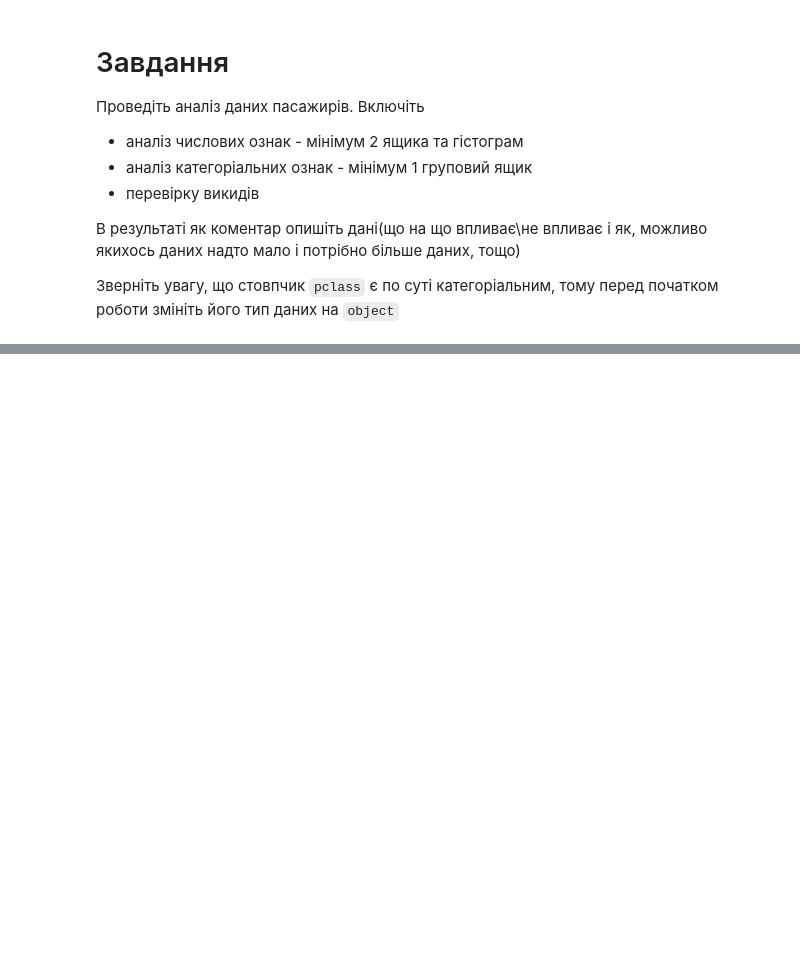
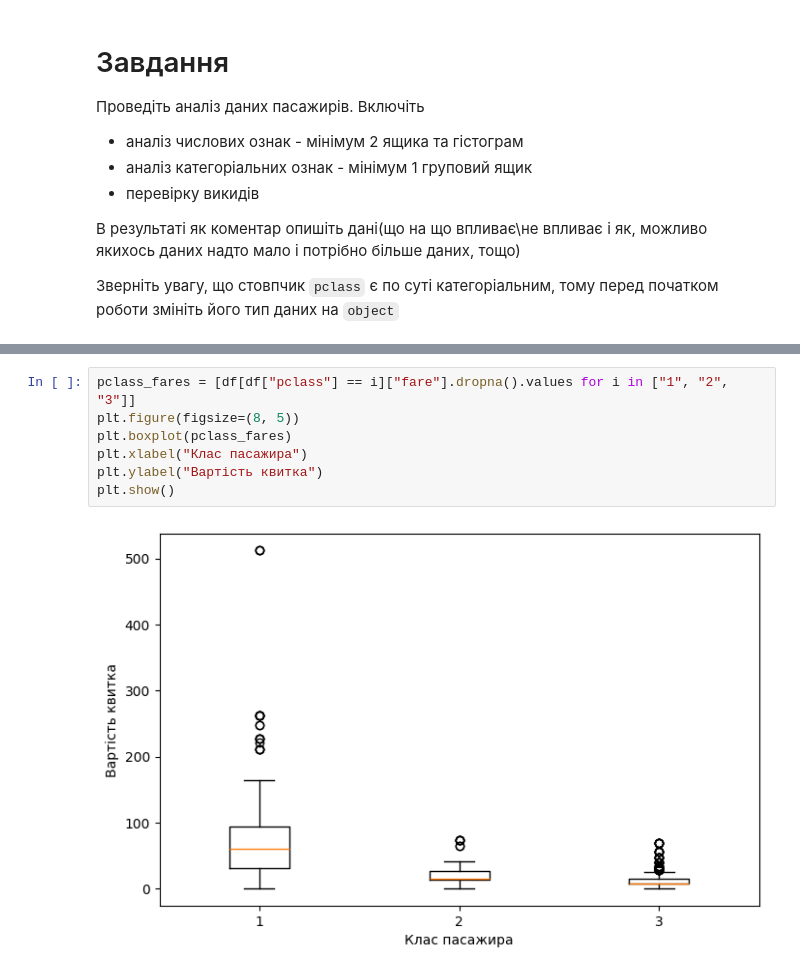
Before and after one commit to justcating/pypairs, a Jupyter notebook: ДЗ_5.ipynb, the cells around one changed output, grey strips where cells are left out. Cells and saved outputs as stored; diff of their text form; blank space fills up the shorter version.

```diff
--- a/ДЗ_5.ipynb
+++ b/ДЗ_5.ipynb
@@ -38,0 +57,9 @@ df
+# %%
+pclass_fares = [df[df["pclass"] == i]["fare"].dropna().values for i in ["1", "2", "3"]]
+plt.figure(figsize=(8, 5))
+plt.boxplot(pclass_fares)
+plt.xlabel("Клас пасажира")
+plt.ylabel("Вартість квитка")
+plt.show()
+# %% [output]
+[figure, added]
```
Also changed, not shown: parts of 3 cells of this notebook.
